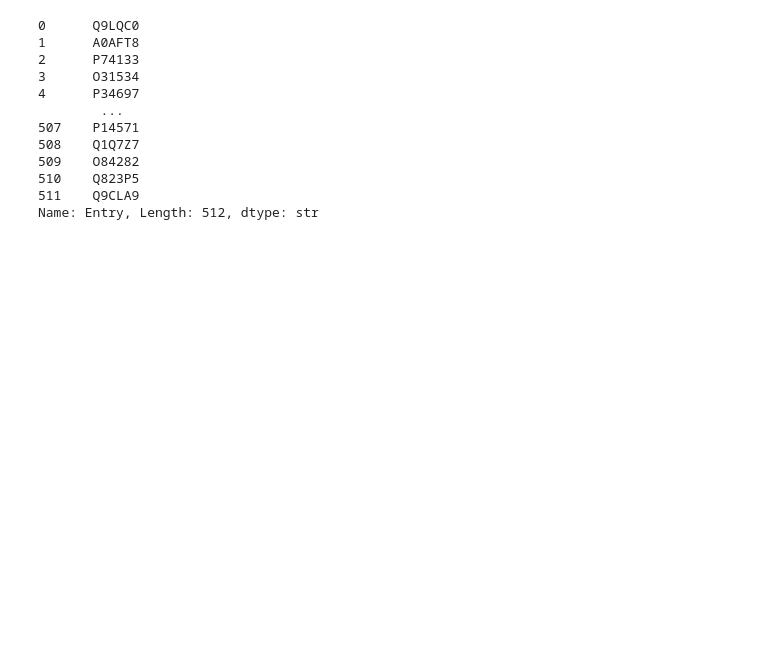
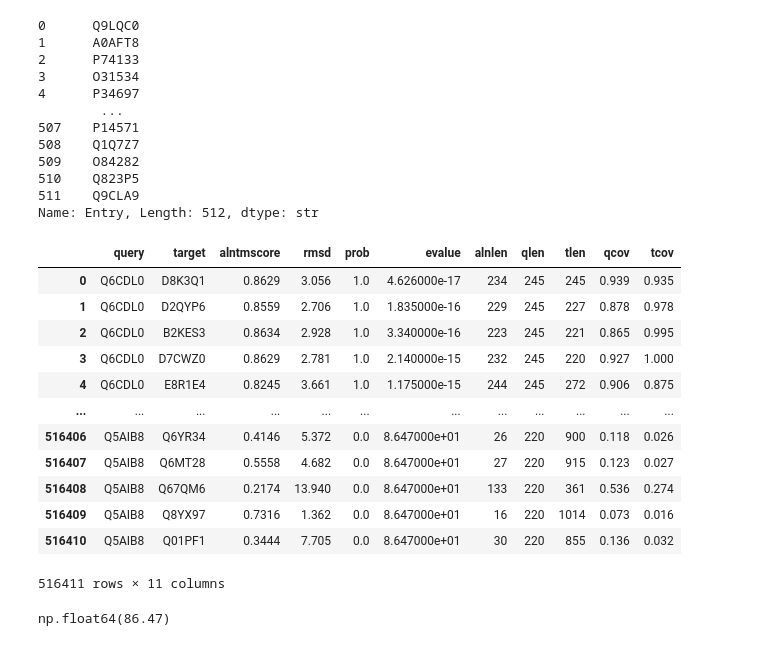
Before and after one commit to SukritTM/comp-bioinfo-project, a Jupyter notebook: scratchpad.ipynb, the cells around one changed output. Cells and saved outputs as stored; diff of their text form; code cells hidden in the pictures; blank space fills up the shorter version.

Commit message:
All-vs-all structure mapping results

```diff
--- a/scratchpad.ipynb
+++ b/scratchpad.ipynb
@@ -251,0 +254,28 @@ Name: Entry, Length: 512, dtype: str
+# %%
+fs_df = pd.read_csv('results/foldseek-alignment.tsv', sep='\t', header=None, names=["query","target","alntmscore","rmsd","prob","evalue","alnlen","qlen","tlen","qcov","tcov"])
+# %%
+query_ids = fs_df['query'].map(lambda s: s.split('-')[1])
+target_ids = fs_df['target'].map(lambda s: s.split('-')[1])
+# %%
+fs_df['query'] = query_ids
+fs_df['target'] = target_ids
+# %%
+fs_df
+# %% [output]
+|  | query | target | alntmscore | rmsd | prob | evalue | alnlen | qlen | tlen | qcov | tcov |
+| 0 | Q6CDL0 | D8K3Q1 | 0.8629 | 3.056 | 1.0 | 4.626000e-17 | 234 | 245 | 245 | 0.939 | 0.935 |
+| 1 | Q6CDL0 | D2QYP6 | 0.8559 | 2.706 | 1.0 | 1.835000e-16 | 229 | 245 | 227 | 0.878 | 0.978 |
+| 2 | Q6CDL0 | B2KES3 | 0.8634 | 2.928 | 1.0 | 3.340000e-16 | 223 | 245 | 221 | 0.865 | 0.995 |
+| 3 | Q6CDL0 | D7CWZ0 | 0.8629 | 2.781 | 1.0 | 2.140000e-15 | 232 | 245 | 220 | 0.927 | 1.000 |
+| 4 | Q6CDL0 | E8R1E4 | 0.8245 | 3.661 | 1.0 | 1.175000e-15 | 244 | 245 | 272 | 0.906 | 0.875 |
+| ... | ... | ... | ... | ... | ... | ... | ... | ... | ... | ... | ... |
+| 516406 | Q5AIB8 | Q6YR34 | 0.4146 | 5.372 | 0.0 | 8.647000e+01 | 26 | 220 | 900 | 0.118 | 0.026 |
+| 516407 | Q5AIB8 | Q6MT28 | 0.5558 | 4.682 | 0.0 | 8.647000e+01 | 27 | 220 | 915 | 0.123 | 0.027 |
+| 516408 | Q5AIB8 | Q67QM6 | 0.2174 | 13.940 | 0.0 | 8.647000e+01 | 133 | 220 | 361 | 0.536 | 0.274 |
+| 516409 | Q5AIB8 | Q8YX97 | 0.7316 | 1.362 | 0.0 | 8.647000e+01 | 16 | 220 | 1014 | 0.073 | 0.016 |
+| 516410 | Q5AIB8 | Q01PF1 | 0.3444 | 7.705 | 0.0 | 8.647000e+01 | 30 | 220 | 855 | 0.136 | 0.032 |
+516411 rows × 11 columns
+# %%
+fs_df['evalue'].max()
+# %% [output]
+np.float64(86.47)
```
Also changed, not shown: parts of 21 cells of this notebook, 2 other files.
